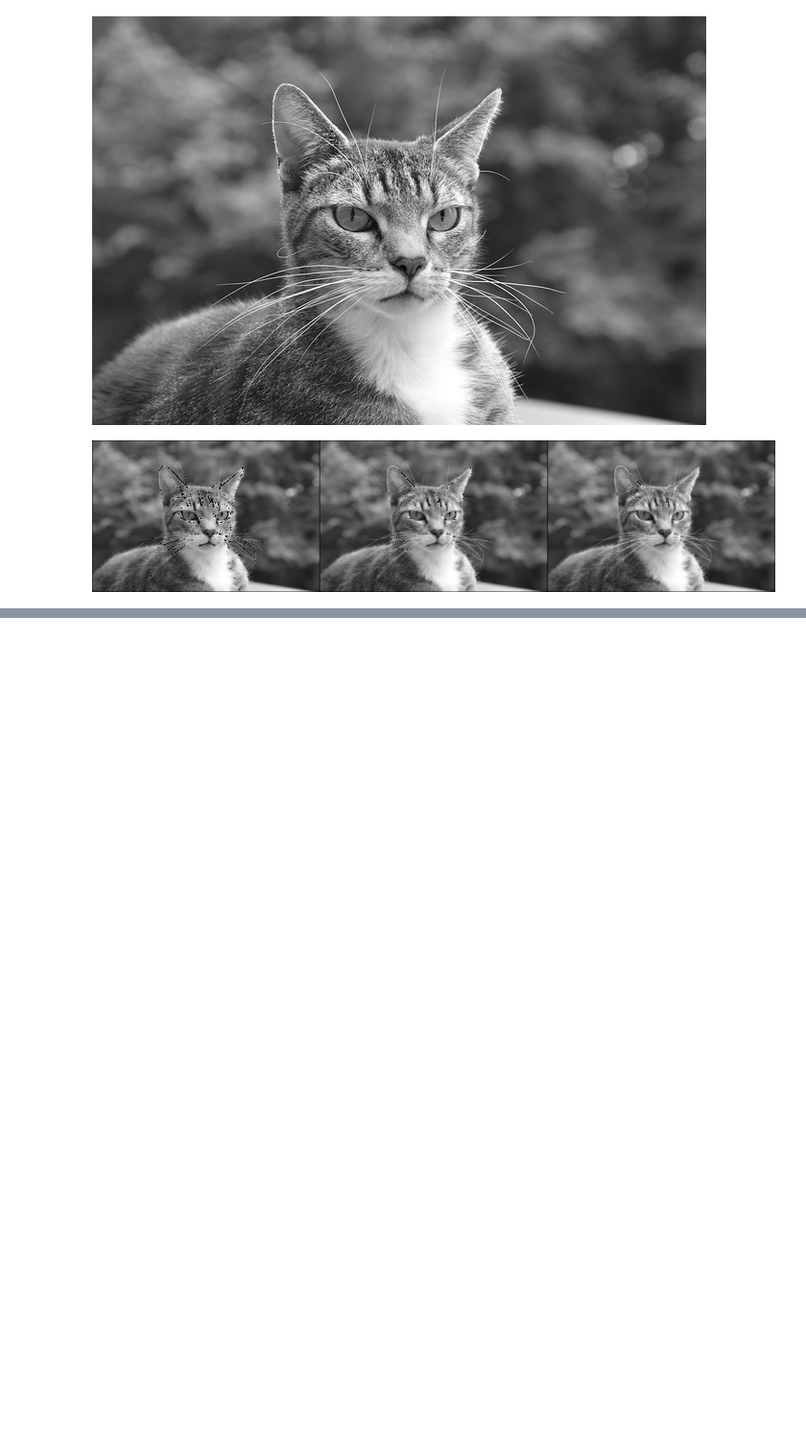
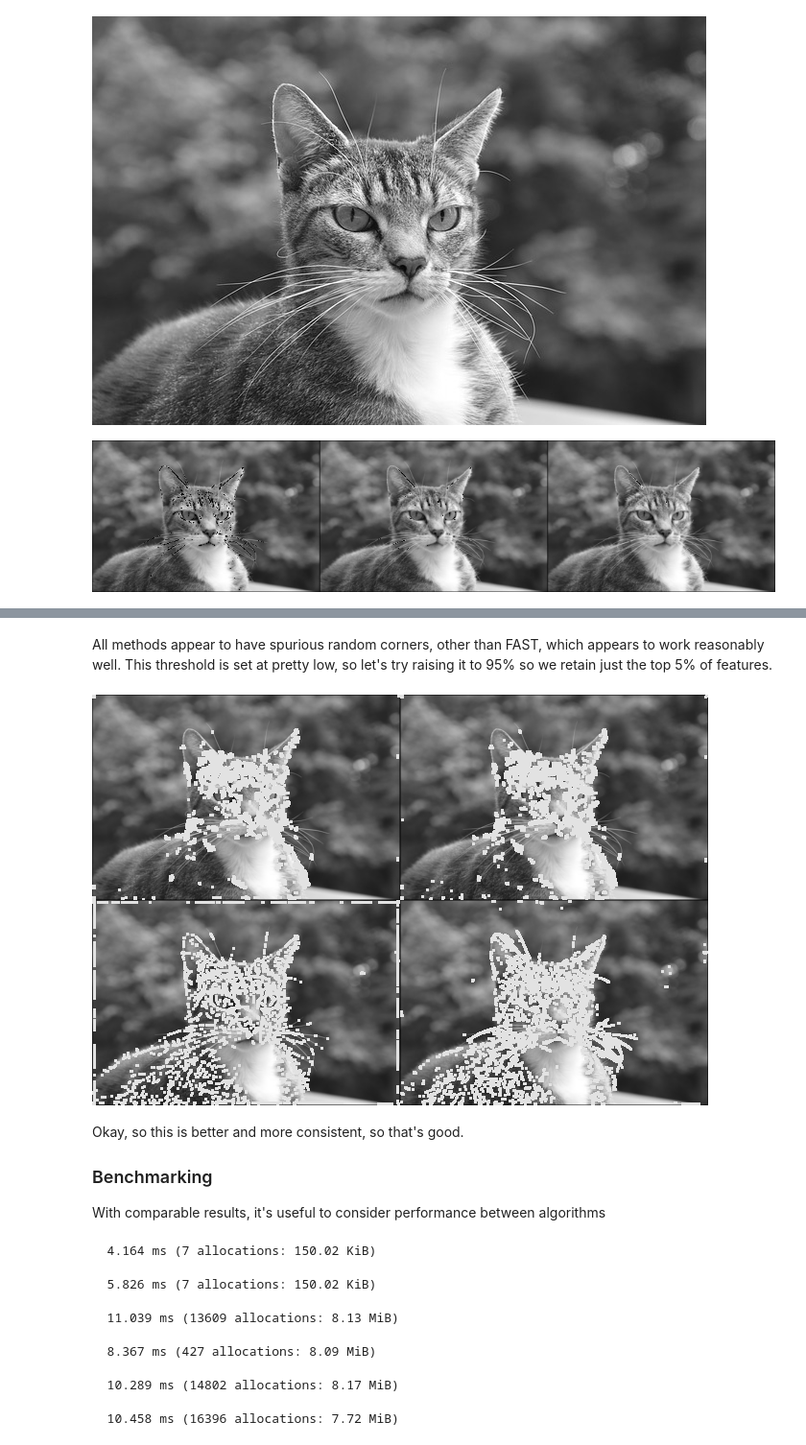
Before and after one commit to tjburch/hands-on-cv-julia, a Jupyter notebook: notes/ch05.ipynb, the cells around one changed output, grey strips where cells are left out. Shown at 96% size. Cells and saved outputs as stored; diff of their text form; code cells hidden in the pictures; blank space fills up the shorter version.

```diff
--- a/notes/ch05.ipynb
+++ b/notes/ch05.ipynb
@@ -45,0 +101,55 @@ LoadError: ArgumentError: No file exists at given path: ../sample-images/newspap
+# %% [markdown]
+All methods appear to have spurious random corners, other than FAST, which appears to work reasonably well. This threshold is set at pretty low, so let's try raising it to 95% so we retain just the top 5% of features.
+# %%
+img = Gray.(restrict(load("../sample-images/cat-3417184_640.jpg")))
+img_f = Float16.(Gray.(img))
+
+img_harris = copy(img)
+img_harris[dilate(imcorner(img_f, Percentile(95), method=harris)) .> 0.01] .= colorant"yellow"
+
+img_shi = copy(img)
+img_shi[dilate(imcorner(img_f, Percentile(95), method=shi_tomasi)) .> 0.01] .= colorant"yellow"
+
+img_rosenfield = copy(img)
+img_rosenfield[dilate(imcorner(img_f, Percentile(95), method=kitchen_rosenfeld)) .> 0.01] .= colorant"yellow"
+
+img_fast = copy(img)
+img_fast[dilate(fastcorners(img_f, 12, 0.05)) .> 0.01] .= colorant"yellow"
+
+new_img = vcat(
+ hcat(img_harris, img_shi),
+ hcat(img_rosenfield, img_fast)
+)
+new_img
+# %% [output]
+[figure, added]
+# %% [markdown]
+Okay, so this is better and more consistent, so that's good.
+
+### Benchmarking
+
+With comparable results, it's useful to consider performance between algorithms
+# %%
+@btime fastcorners(img_f, 12, 0.15);
+# %% [output]
+  4.164 ms (7 allocations: 150.02 KiB)
+# %%
+@btime fastcorners(img_f, 12, 0.05);
+# %% [output]
+  5.826 ms (7 allocations: 150.02 KiB)
+# %%
+@btime imcorner(img_f, method=harris);
+# %% [output]
+  11.039 ms (13609 allocations: 8.13 MiB)
+# %%
+@btime imcorner(img_f, Percentile(95), method=harris);
+# %% [output]
+  8.367 ms (427 allocations: 8.09 MiB)
+# %%
+@btime imcorner(img_f, method=shi_tomasi);
+# %% [output]
+  10.289 ms (14802 allocations: 8.17 MiB)
+# %%
+@btime imcorner(img_f, method=kitchen_rosenfeld);
+# %% [output]
+  10.458 ms (16396 allocations: 7.72 MiB)
```
Also changed, not shown: parts of 18 cells of this notebook.
